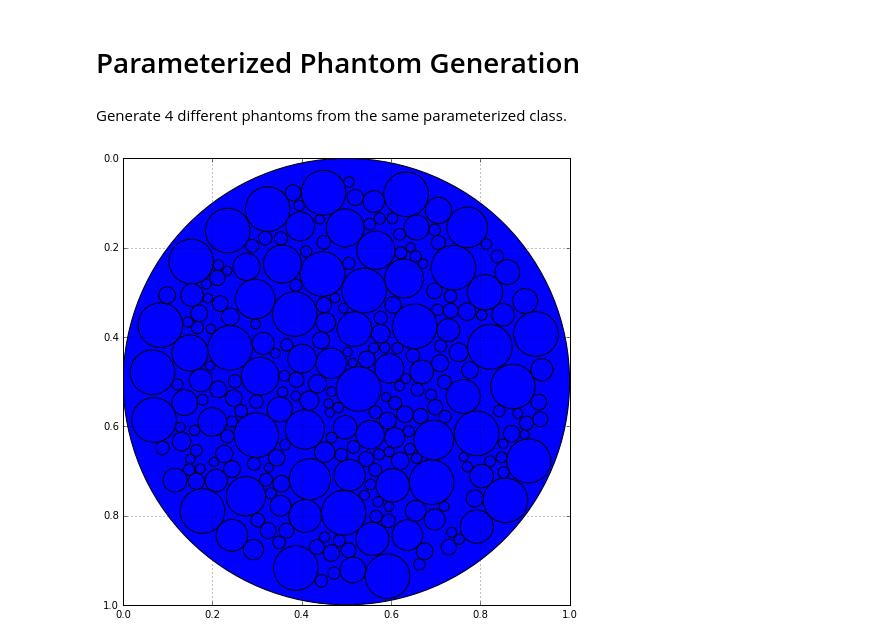
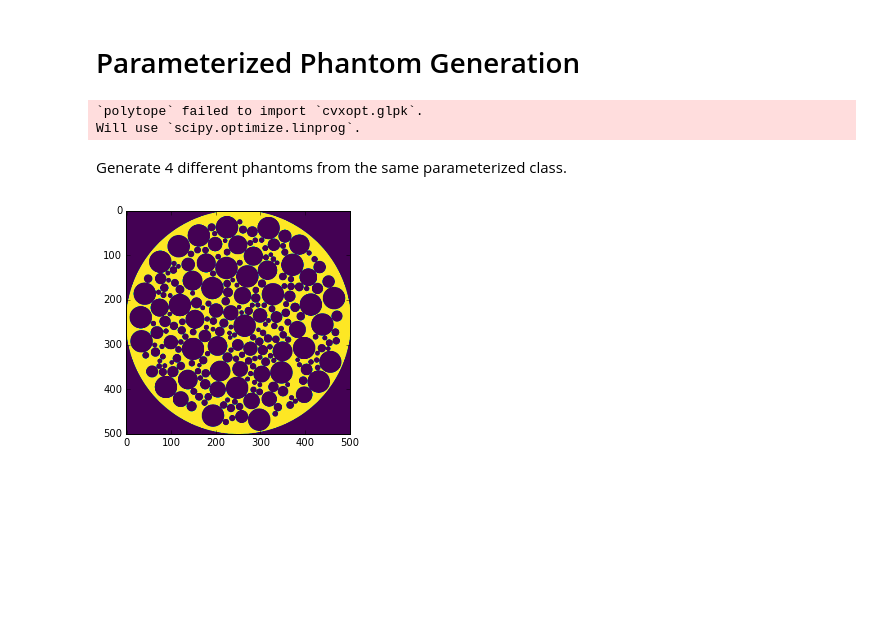
Before and after one commit to AdvancedPhotonSource/xdesign, a Jupyter notebook: docs/demos/Parameterized.ipynb, the cells around one changed output. Cells and saved outputs as stored; diff of their text form; code cells hidden in the pictures; blank space fills up the shorter version.

```diff
--- a/docs/demos/Parameterized.ipynb
+++ b/docs/demos/Parameterized.ipynb
@@ -4,15 +4,22 @@
 from xdesign import *
 import matplotlib.pyplot as plt
 import numpy as np
+
+SIZE = 500
+DPI = 300
+# %% [output]
+`polytope` failed to import `cvxopt.glpk`.
+Will use `scipy.optimize.linprog`.
 # %% [markdown]
 Generate 4 different phantoms from the same parameterized class.
 # %%
 np.random.seed(0)
 p1 = Foam(size_range=[0.05, 0.01], gap=0, porosity=1)
-plot_phantom(p1)
+d1 = discrete_phantom(p1, SIZE)
+plt.imshow(d1, cmap='viridis')
 plt.show()
 # %% [output]
-[figure, old version]
+[figure, new version]
 # %%
 np.random.seed(0)
 p2 = Foam(size_range=[0.07, 0.01], gap=0, porosity=0.75)
```
Also changed, not shown: parts of 4 cells of this notebook, 3 other files.
